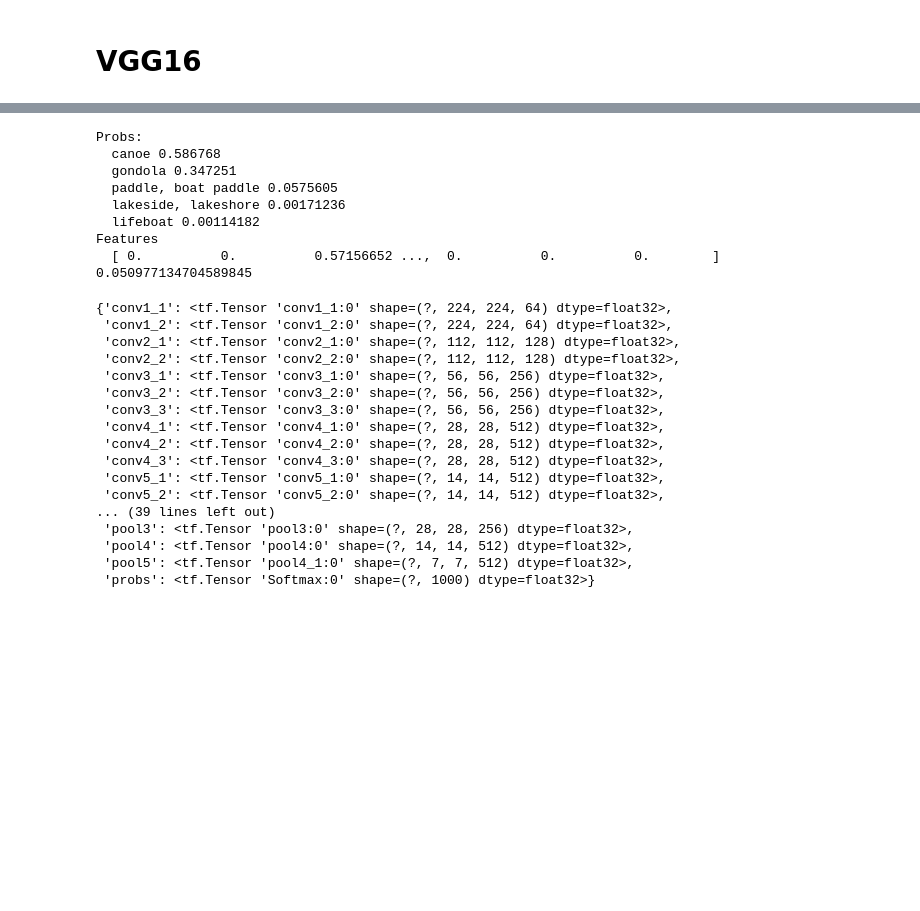
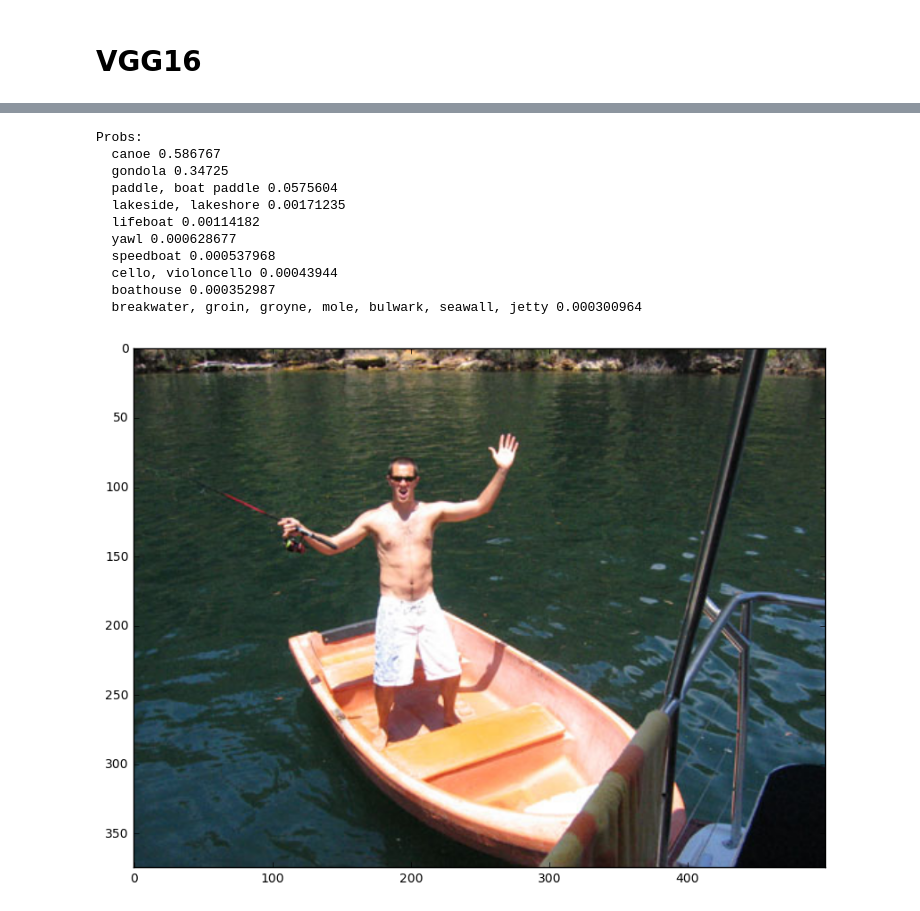
Before and after one commit to ThanosRoidis/projectAI-vsct, a Jupyter notebook: general.ipynb, the cells around one changed output, grey strips where cells are left out. Saved outputs shown, nothing was run; the diff lists cells and outputs as text; code cells hidden in the pictures; blank space fills up the shorter version.

```diff
--- a/general.ipynb
+++ b/general.ipynb
@@ -402,4 +287,4 @@ from data.VGG16.imagenet_classes import class_names
 # %%
 sess = tf.Session()
 imgs = tf.placeholder(tf.float32, [None, 224, 224, 3])
-vgg = vgg16.vgg16(imgs, 'data/vgg16/vgg16_weights.npz', sess)
+vgg = vgg16.vgg16(imgs, 'data/VGG16/vgg16_weights.npz', sess)
@@ -406,54 +309,24 @@ vgg = vgg16.vgg16(imgs, 'data/vgg16/vgg16_weights.npz', sess)
 # %%
+img1 = imread('data/val.images/1751489.jpg', mode='RGB')
+plt.imshow(img1)
 
-
-img1 = imread('data/vgg16/laska.png', mode='RGB')
 img1 = imresize(img1, (224, 224))
-
-
-img2 = imread('data/val.images/1751489.jpg', mode='RGB')
-img2 = imresize(img2, (224, 224))
-
-
-prob = sess.run(vgg.probs, feed_dict={vgg.imgs: [img2]})[0]
-preds = (np.argsort(prob)[::-1])[0:5]
+prob = sess.run(vgg.probs, feed_dict={vgg.imgs: [img1]})[0]
+preds = (np.argsort(prob)[::-1])[0:10]
 print("Probs:")
 for p in preds:
     print(" ",class_names[p], prob[p])
 # print(prob)
-start = time.time()
-features = sess.run(vgg.fc2, feed_dict={vgg.imgs: [img1]})[0]
-print("Features")
-print(" ", features)
-
-end = time.time();
-print((end - start) / 10)
 # %% [output]
 Probs:
-  canoe 0.586768
-  gondola 0.347251
-  paddle, boat paddle 0.0575605
-  lakeside, lakeshore 0.00171236
+  canoe 0.586767
+  gondola 0.34725
+  paddle, boat paddle 0.0575604
+  lakeside, lakeshore 0.00171235
   lifeboat 0.00114182
-Features
-  [ 0.          0.          0.57156652 ...,  0.          0.          0.        ]
-0.050977134704589845
+  yawl 0.000628677
+  speedboat 0.000537968
+  cello, violoncello 0.00043944
+  boathouse 0.000352987
+  breakwater, groin, groyne, mole, bulwark, seawall, jetty 0.000300964
+[figure, added]
-# %%
-vgg.__dict__
-# %% [output]
-{'conv1_1': <tf.Tensor 'conv1_1:0' shape=(?, 224, 224, 64) dtype=float32>,
- 'conv1_2': <tf.Tensor 'conv1_2:0' shape=(?, 224, 224, 64) dtype=float32>,
- 'conv2_1': <tf.Tensor 'conv2_1:0' shape=(?, 112, 112, 128) dtype=float32>,
- 'conv2_2': <tf.Tensor 'conv2_2:0' shape=(?, 112, 112, 128) dtype=float32>,
- 'conv3_1': <tf.Tensor 'conv3_1:0' shape=(?, 56, 56, 256) dtype=float32>,
- 'conv3_2': <tf.Tensor 'conv3_2:0' shape=(?, 56, 56, 256) dtype=float32>,
- 'conv3_3': <tf.Tensor 'conv3_3:0' shape=(?, 56, 56, 256) dtype=float32>,
- 'conv4_1': <tf.Tensor 'conv4_1:0' shape=(?, 28, 28, 512) dtype=float32>,
- 'conv4_2': <tf.Tensor 'conv4_2:0' shape=(?, 28, 28, 512) dtype=float32>,
- 'conv4_3': <tf.Tensor 'conv4_3:0' shape=(?, 28, 28, 512) dtype=float32>,
- 'conv5_1': <tf.Tensor 'conv5_1:0' shape=(?, 14, 14, 512) dtype=float32>,
- 'conv5_2': <tf.Tensor 'conv5_2:0' shape=(?, 14, 14, 512) dtype=float32>,
-... (39 lines left out)
- 'pool3': <tf.Tensor 'pool3:0' shape=(?, 28, 28, 256) dtype=float32>,
- 'pool4': <tf.Tensor 'pool4:0' shape=(?, 14, 14, 512) dtype=float32>,
- 'pool5': <tf.Tensor 'pool4_1:0' shape=(?, 7, 7, 512) dtype=float32>,
- 'probs': <tf.Tensor 'Softmax:0' shape=(?, 1000) dtype=float32>}
```
Also changed, not shown: parts of 46 cells of this notebook, 15 other files.
